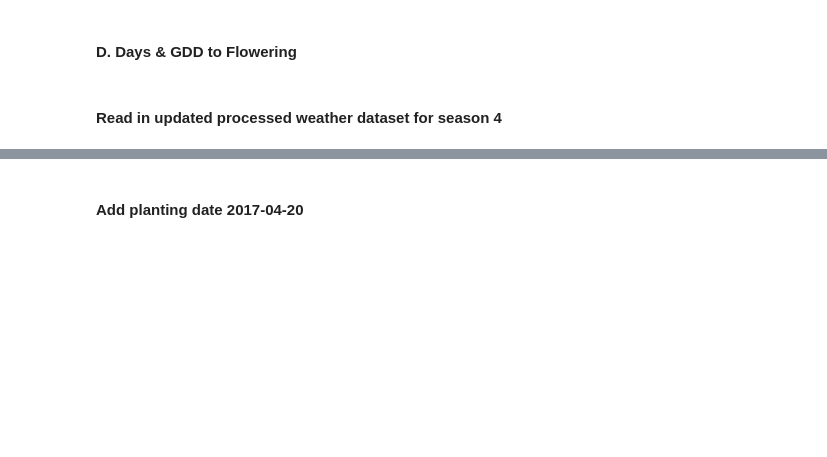
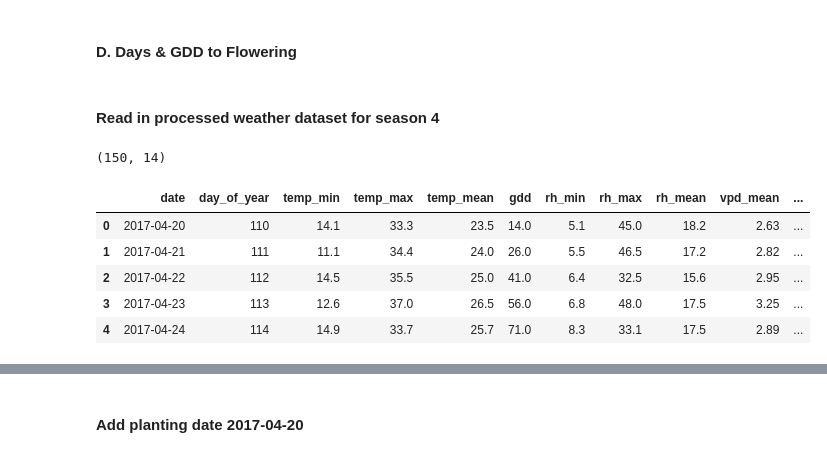
Before and after one commit to genophenoenvo/terraref-datasets, a Jupyter notebook: notebooks/mac_season_4_data_cleaning.ipynb, the cells around one changed output, grey strips where cells are left out. Drawn from its saved outputs; the diff is of its cells as text; code cells hidden in the pictures; blank space fills up the shorter version.

Commit message:
season 4 data cleaning with cyverse download links

```diff
--- a/notebooks/mac_season_4_data_cleaning.ipynb
+++ b/notebooks/mac_season_4_data_cleaning.ipynb
@@ -538,2 +541,5 @@ print(fl_0.shape)
 # %% [markdown]
-#### Read in updated processed weather dataset for season 4
+#### Read in processed weather dataset for season 4
+# %%
+weather_s4_url = 'https://de.cyverse.org/dl/d/6D959379-0442-41FE-8BEE-890866ACF037/mac_season_4_weather.csv'
+weather_s4_input_filename = 'weather_s4.csv'
@@ -540,5 +548,13 @@ print(fl_0.shape)
 # %%
-weather_0 = pd.read_csv('data/processed/mac_season_4_daily_weather_2020-07-01T144735.csv')
-print(weather_0.shape)
+weather_0 = read_in_csv(folder_name=folder_name, file_name=weather_s4_input_filename)
+# print(weather_0.shape)
 # weather_0.head()
+# %% [output]
+(150, 14)
+|  | date | day_of_year | temp_min | temp_max | temp_mean | gdd | rh_min | rh_max | rh_mean | vpd_mean | ... |
+| 0 | 2017-04-20 | 110 | 14.1 | 33.3 | 23.5 | 14.0 | 5.1 | 45.0 | 18.2 | 2.63 | ... |
+| 1 | 2017-04-21 | 111 | 11.1 | 34.4 | 24.0 | 26.0 | 5.5 | 46.5 | 17.2 | 2.82 | ... |
+| 2 | 2017-04-22 | 112 | 14.5 | 35.5 | 25.0 | 41.0 | 6.4 | 32.5 | 15.6 | 2.95 | ... |
+| 3 | 2017-04-23 | 113 | 12.6 | 37.0 | 26.5 | 56.0 | 6.8 | 48.0 | 17.5 | 3.25 | ... |
+| 4 | 2017-04-24 | 114 | 14.9 | 33.7 | 25.7 | 71.0 | 8.3 | 33.1 | 17.5 | 2.89 | ... |
 # %%
```
Also changed, not shown: parts of 42 cells of this notebook.
